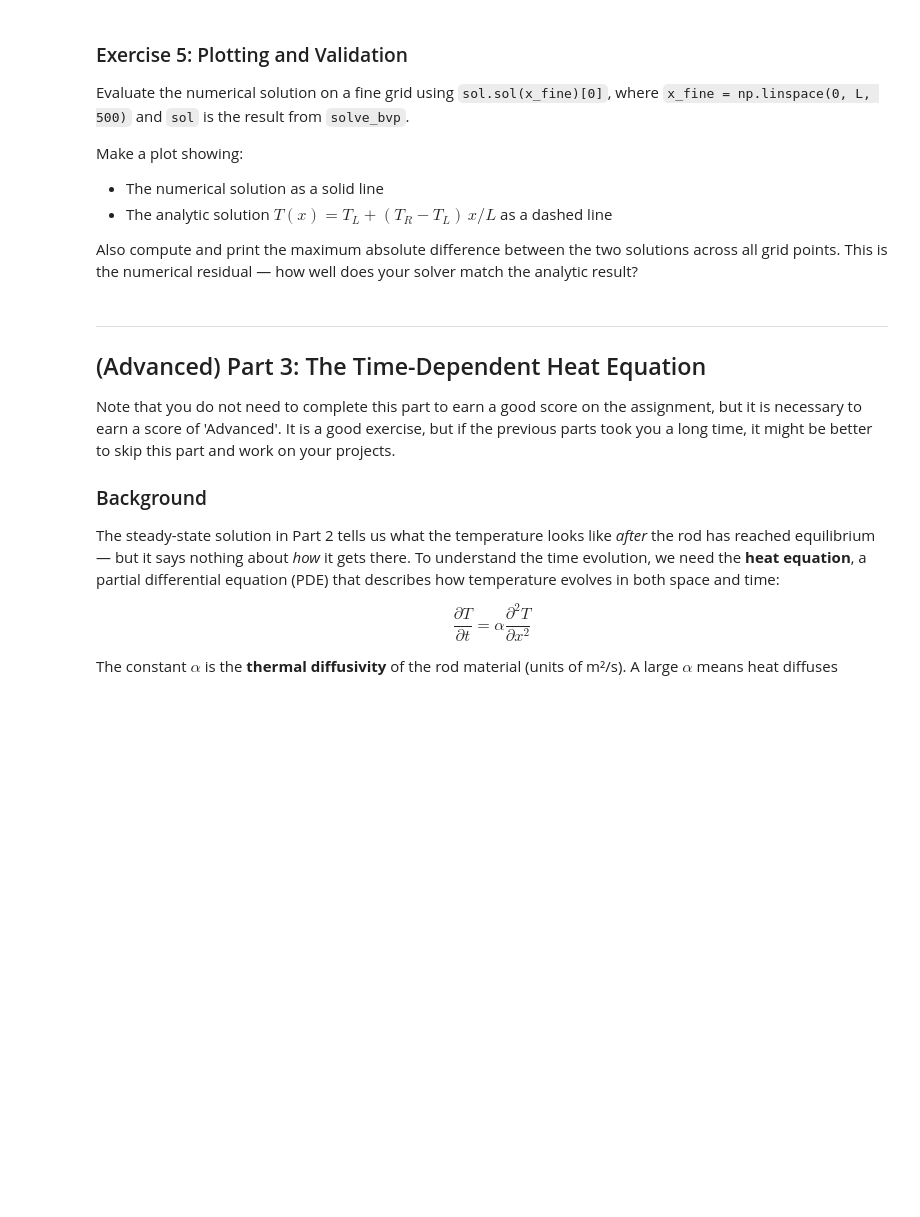
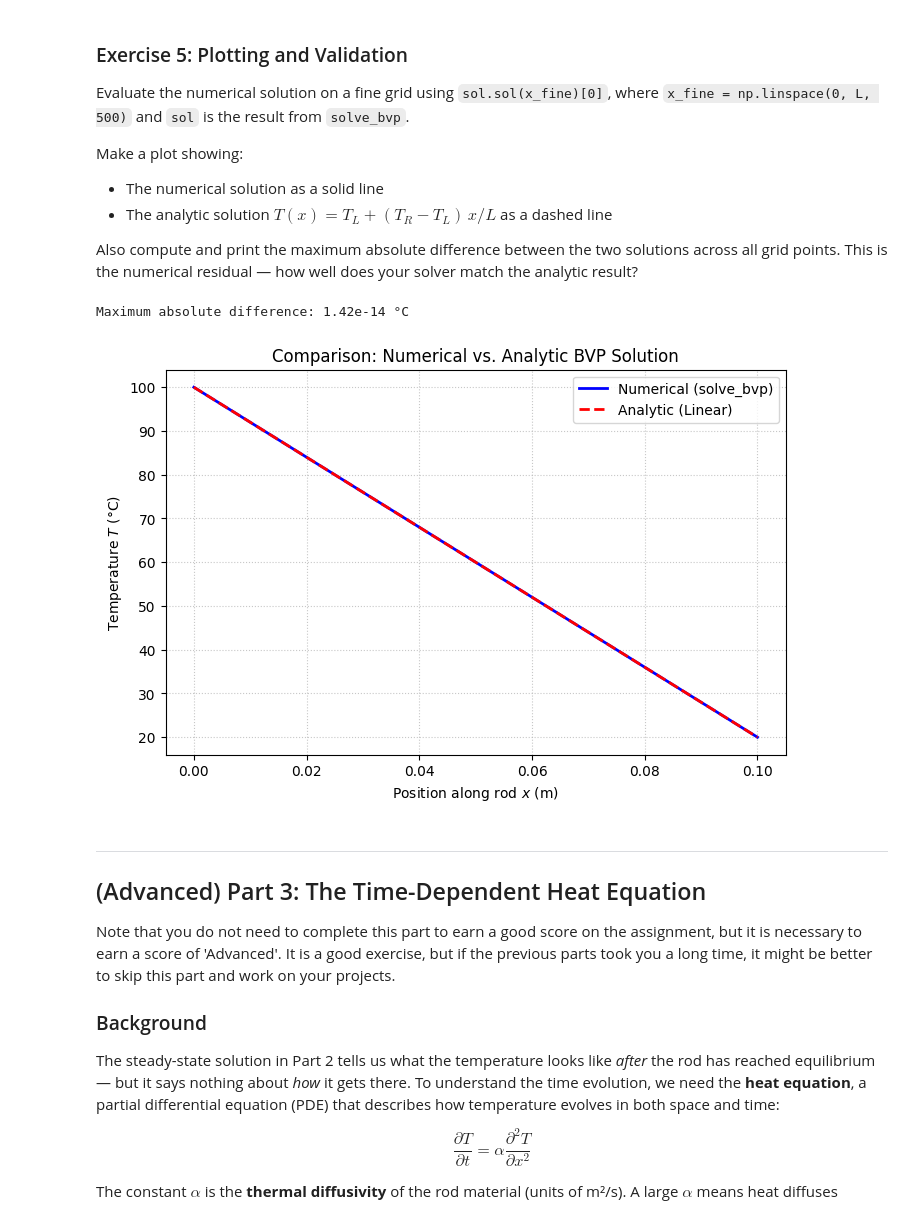
Before and after one commit to ryanmoritz1213/numerical-methods, a Jupyter notebook: assignments/week_09/odes_pdes.ipynb, the cells around one changed output. Saved outputs shown, nothing was run; the diff lists cells and outputs as text; code cells hidden in the pictures; blank space fills up the shorter version.

```diff
--- a/assignments/week_09/odes_pdes.ipynb
+++ b/assignments/week_09/odes_pdes.ipynb
@@ -243,2 +367,16 @@ from scipy.integrate import solve_bvp
 # %%
 # set up initial mesh and guess, then call solve_bvp
+# Create initial mesh
+x_mesh = np.linspace(0, L, 5)
+
+# Create initial guess
+Y_guess = np.zeros((2, x_mesh.size))
+
+# Call solve_bvp
+res = solve_bvp(ode_fun, bc, x_mesh, Y_guess)
+
+# Check if it worked
+if res.success:
+    print("Success:", res.message)
+else:
+    print("Solver failed:", res.message)
@@ -254,6 +394,32 @@ Make a plot showing:
 Also compute and print the maximum absolute difference between the two solutions across all grid points. This is the numerical residual — how well does your solver match the analytic result?
 # %%
 # evaluate solution on fine grid, plot vs analytic solution, print max residual
+x_fine = np.linspace(0, L, 500)
+
+T_numeric = res.sol(x_fine)[0]
+
+T_analytic = TL + (TR - TL) * x_fine / L
+
+max_error = np.max(np.abs(T_numeric - T_analytic))
+print(f"Maximum absolute difference: {max_error:.2e} °C")
+
+# Plotting
+plt.figure(figsize=(8, 5))
+
+plt.plot(x_fine, T_numeric, 'b-', label='Numerical (solve_bvp)', linewidth=2)
+plt.plot(x_fine, T_analytic, 'r--', label='Analytic (Linear)', linewidth=2)
+
+# Formatting
+plt.title('Comparison: Numerical vs. Analytic BVP Solution')
+plt.xlabel('Position along rod $x$ (m)')
+plt.ylabel('Temperature $T$ (°C)')
+plt.legend()
+plt.grid(True, linestyle=':', alpha=0.7)
+
+plt.show()
+# %% [output]
+Maximum absolute difference: 1.42e-14 °C
+[figure, added]
 # %% [markdown]
 ---
 ## (Advanced) Part 3: The Time-Dependent Heat Equation
```
Also changed, not shown: parts of 13 cells of this notebook.
